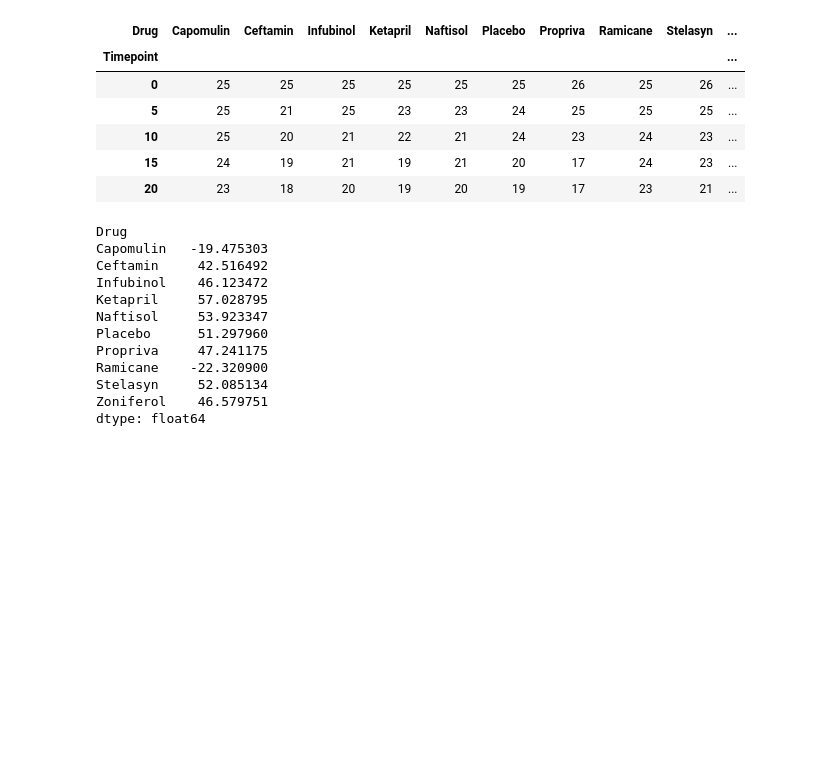
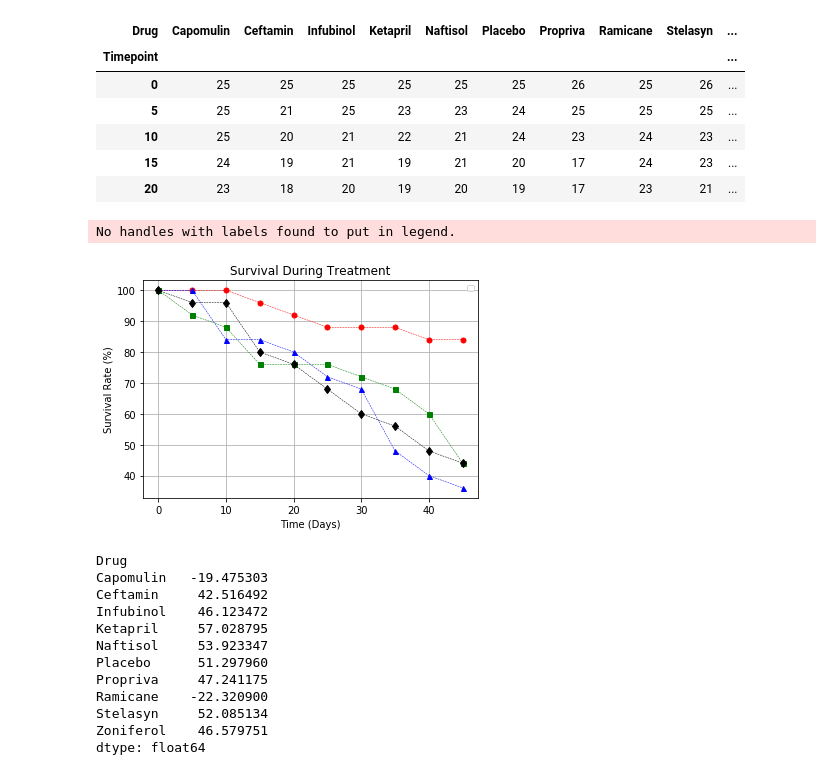
Before and after one commit to Enrique-Gaspar/matplotlib-challenge, a Jupyter notebook: Pymaceuticals/main-eg.ipynb, the cells around one changed output. Cells and saved outputs as stored; diff of their text form; code cells hidden in the pictures; blank space fills up the shorter version.

```diff
--- a/Pymaceuticals/main-eg.ipynb
+++ b/Pymaceuticals/main-eg.ipynb
@@ -354,4 +360,24 @@ nmice_by_drug_time_df.head()
 | 10 | 25 | 20 | 21 | 22 | 21 | 24 | 23 | 24 | 23 | ... |
 | 15 | 24 | 19 | 21 | 19 | 21 | 20 | 17 | 24 | 23 | ... |
 | 20 | 23 | 18 | 20 | 19 | 20 | 19 | 17 | 23 | 21 | ... |
+# %%
+# 3.7 Plot Accounting for percentages
+plt.plot(100 * nmice_by_drug_time_df["Capomulin"] / 25, "ro", linestyle="dashed", markersize=5, linewidth=0.50)
+plt.plot(100 * nmice_by_drug_time_df["Infubinol"] / 25, "b^", linestyle="dashed", markersize=5, linewidth=0.50)
+plt.plot(100 * nmice_by_drug_time_df["Ketapril"] / 25, "gs", linestyle="dashed", markersize=5, linewidth=0.50)
+plt.plot(100 * nmice_by_drug_time_df["Placebo"] / 25 , "kd", linestyle="dashed", markersize=6, linewidth=0.50)
+plt.title("Survival During Treatment")
+plt.ylabel("Survival Rate (%)")
+plt.xlabel("Time (Days)")
+plt.grid(True)
+plt.legend(loc="best", fontsize="small", fancybox=True)
+
+# 3.8 Save the Figure
+plt.savefig("Fig3.png")
+
+# Show the Figure
+plt.show()
+# %% [output]
+No handles with labels found to put in legend.
+[figure, added]
 # %%
```
Also changed, not shown: parts of 5 cells of this notebook.
